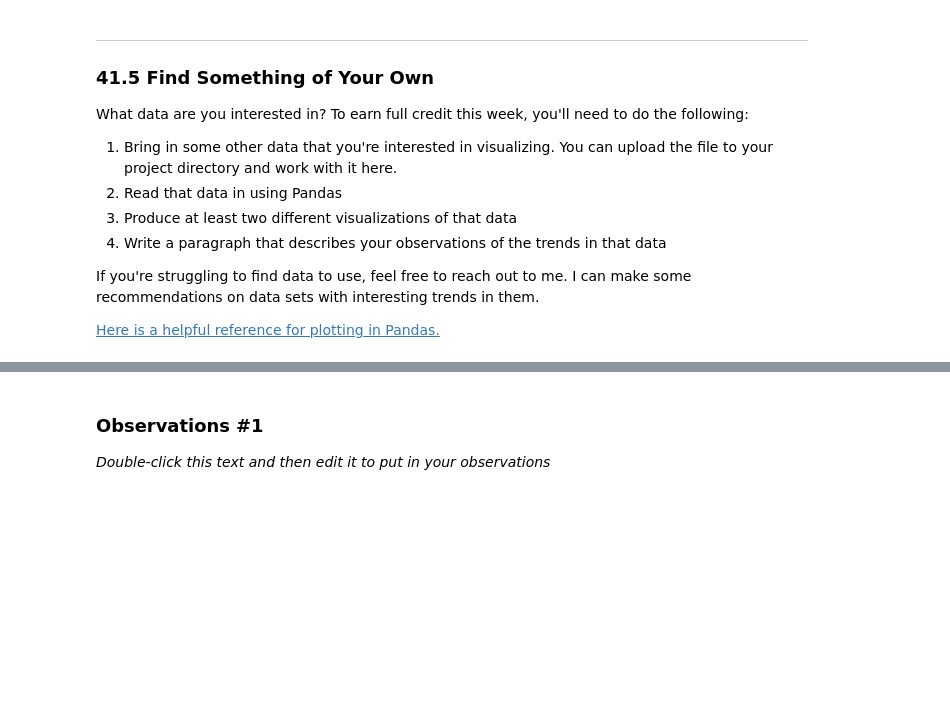
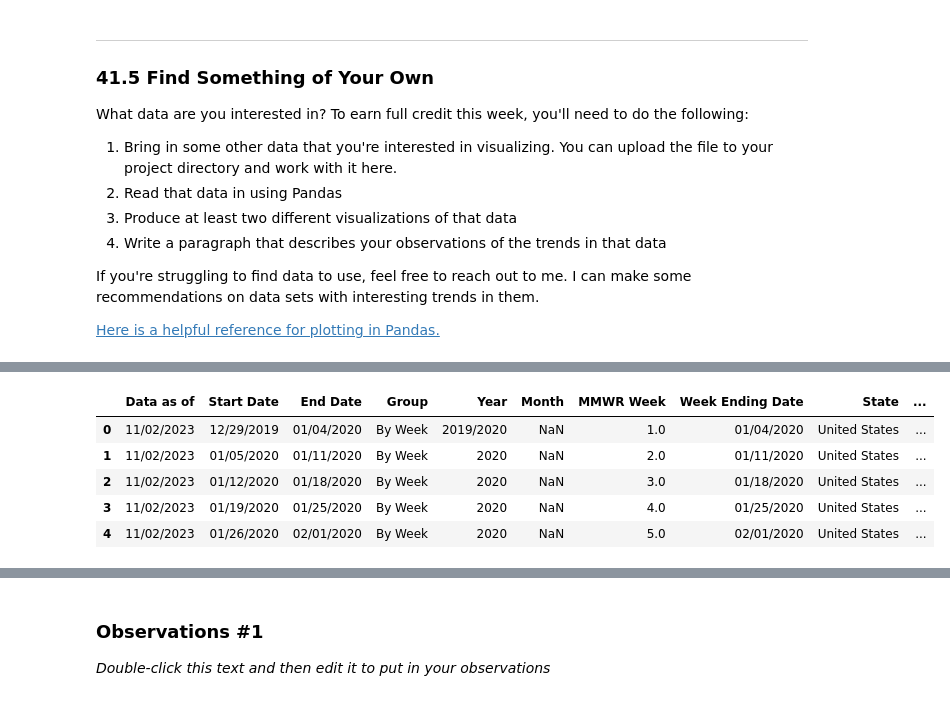
Before and after one commit to mfazaluddin/hds5210-2023, a Jupyter notebook: week09/week09_assignment_2.ipynb, the cells around one changed output, grey strips where cells are left out. Saved outputs shown, nothing was run; the diff lists cells and outputs as text; code cells hidden in the pictures; blank space fills up the shorter version.

```diff
--- a/week09/week09_assignment_2.ipynb
+++ b/week09/week09_assignment_2.ipynb
@@ -221,0 +246,9 @@ If you're struggling to find data to use, feel free to reach out to me.  I can m
+# %%
+data.head()
+# %% [output]
+|  | Data as of | Start Date | End Date | Group | Year | Month | MMWR Week | Week Ending Date | State | ... |
+| 0 | 11/02/2023 | 12/29/2019 | 01/04/2020 | By Week | 2019/2020 | NaN | 1.0 | 01/04/2020 | United States | ... |
+| 1 | 11/02/2023 | 01/05/2020 | 01/11/2020 | By Week | 2020 | NaN | 2.0 | 01/11/2020 | United States | ... |
+| 2 | 11/02/2023 | 01/12/2020 | 01/18/2020 | By Week | 2020 | NaN | 3.0 | 01/18/2020 | United States | ... |
+| 3 | 11/02/2023 | 01/19/2020 | 01/25/2020 | By Week | 2020 | NaN | 4.0 | 01/25/2020 | United States | ... |
+| 4 | 11/02/2023 | 01/26/2020 | 02/01/2020 | By Week | 2020 | NaN | 5.0 | 02/01/2020 | United States | ... |
```
Also changed, not shown: parts of 12 cells of this notebook.
